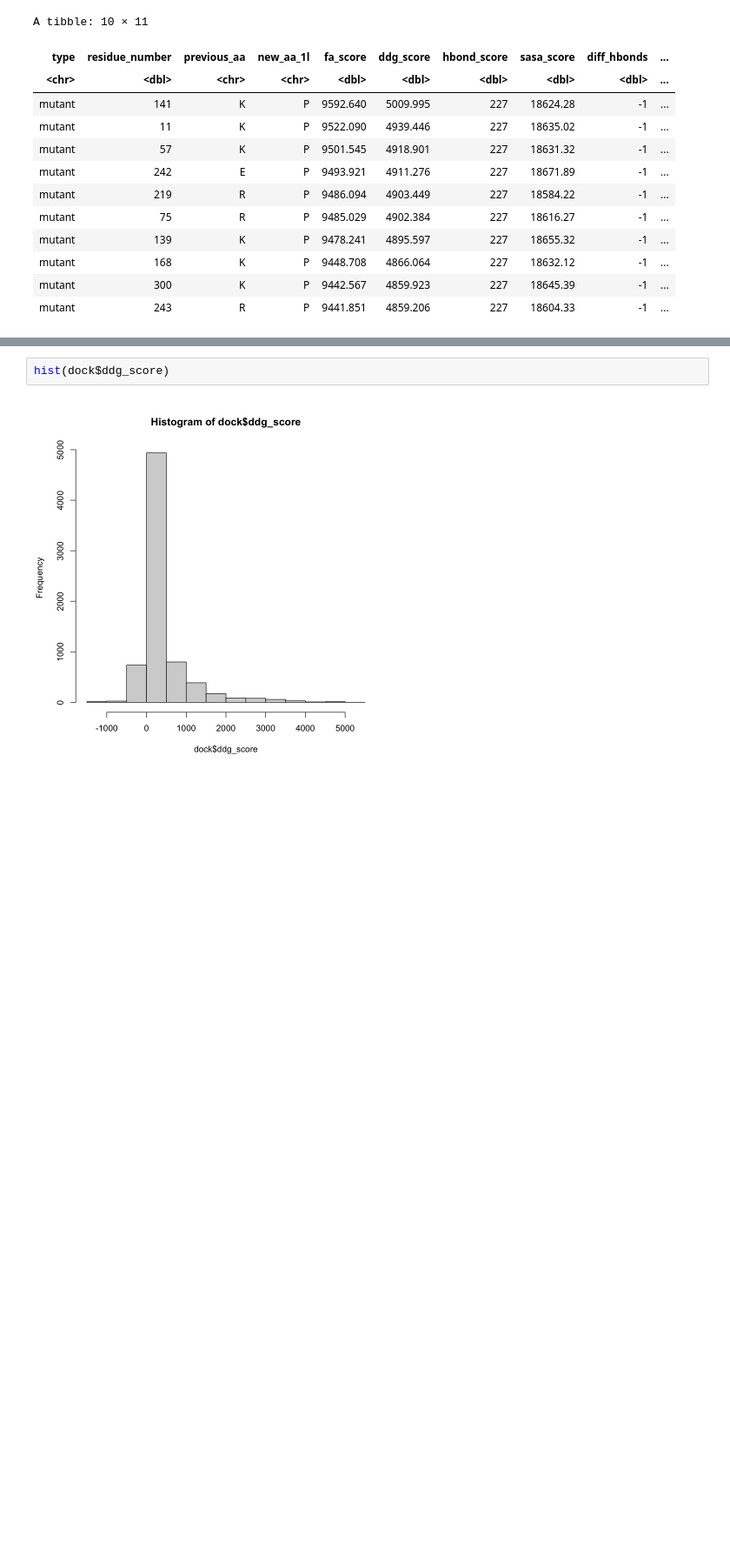
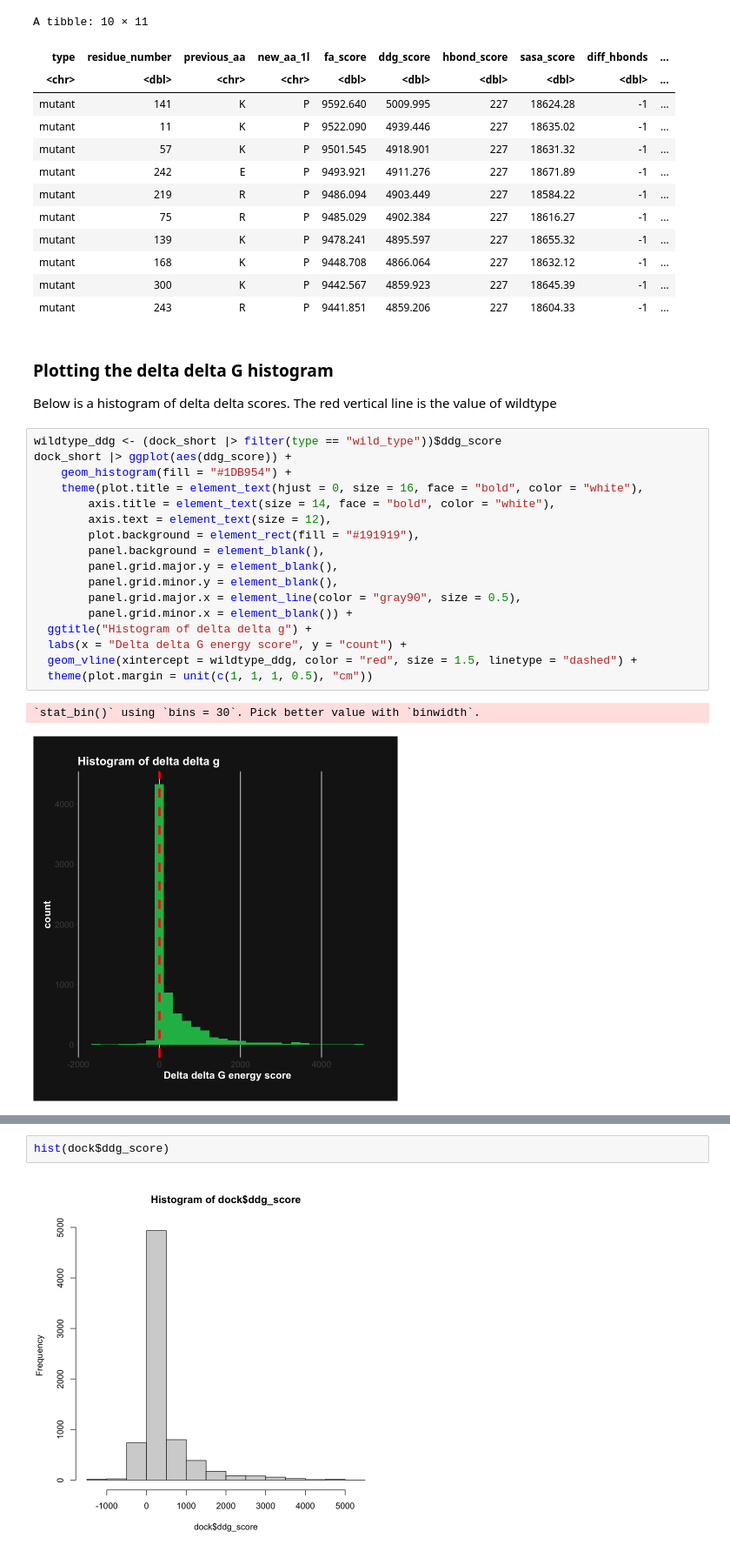
Before and after one commit to redradman/OneAAatATime, a Jupyter notebook: docked_analysis.ipynb, the cells around one changed output, grey strips where cells are left out. Shown: that part at 87% size. Cells and saved outputs as stored; diff of their text form; blank space fills up the shorter version.

Commit message:
add the histogram for docked analysis

```diff
--- a/docked_analysis.ipynb
+++ b/docked_analysis.ipynb
@@ -99,3 +99,26 @@ A tibble: 10 × 11
 | mutant | 168 | K | P | 9448.708 | 4866.064 | 227 | 18632.12 | -1 | ... |
 | mutant | 300 | K | P | 9442.567 | 4859.923 | 227 | 18645.39 | -1 | ... |
 | mutant | 243 | R | P | 9441.851 | 4859.206 | 227 | 18604.33 | -1 | ... |
+# %% [markdown]
+### Plotting the delta delta G histogram
+Below is a histogram of delta delta scores. The red vertical line is the value of wildtype
+# %%
+wildtype_ddg <- (dock_short |> filter(type == "wild_type"))$ddg_score
+dock_short |> ggplot(aes(ddg_score)) +
+    geom_histogram(fill = "#1DB954") +
+    theme(plot.title = element_text(hjust = 0, size = 16, face = "bold", color = "white"),
+        axis.title = element_text(size = 14, face = "bold", color = "white"),
+        axis.text = element_text(size = 12),
+        plot.background = element_rect(fill = "#191919"),
+        panel.background = element_blank(),
+        panel.grid.major.y = element_blank(),
+        panel.grid.minor.y = element_blank(),
+        panel.grid.major.x = element_line(color = "gray90", size = 0.5),
+        panel.grid.minor.x = element_blank()) +
+  ggtitle("Histogram of delta delta g") +
+  labs(x = "Delta delta G energy score", y = "count") +
+  geom_vline(xintercept = wildtype_ddg, color = "red", size = 1.5, linetype = "dashed") +
+  theme(plot.margin = unit(c(1, 1, 1, 0.5), "cm"))
+# %% [output]
+`stat_bin()` using `bins = 30`. Pick better value with `binwidth`.
+[figure, added]
```
Also changed, not shown: parts of 1 cell of this notebook.
